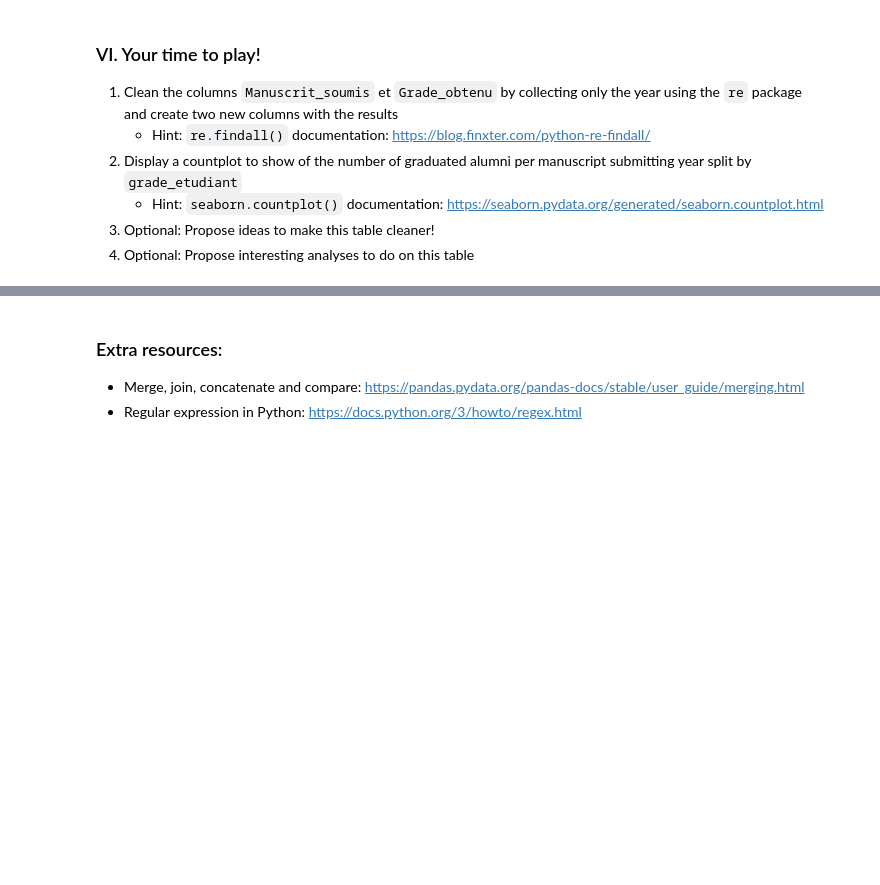
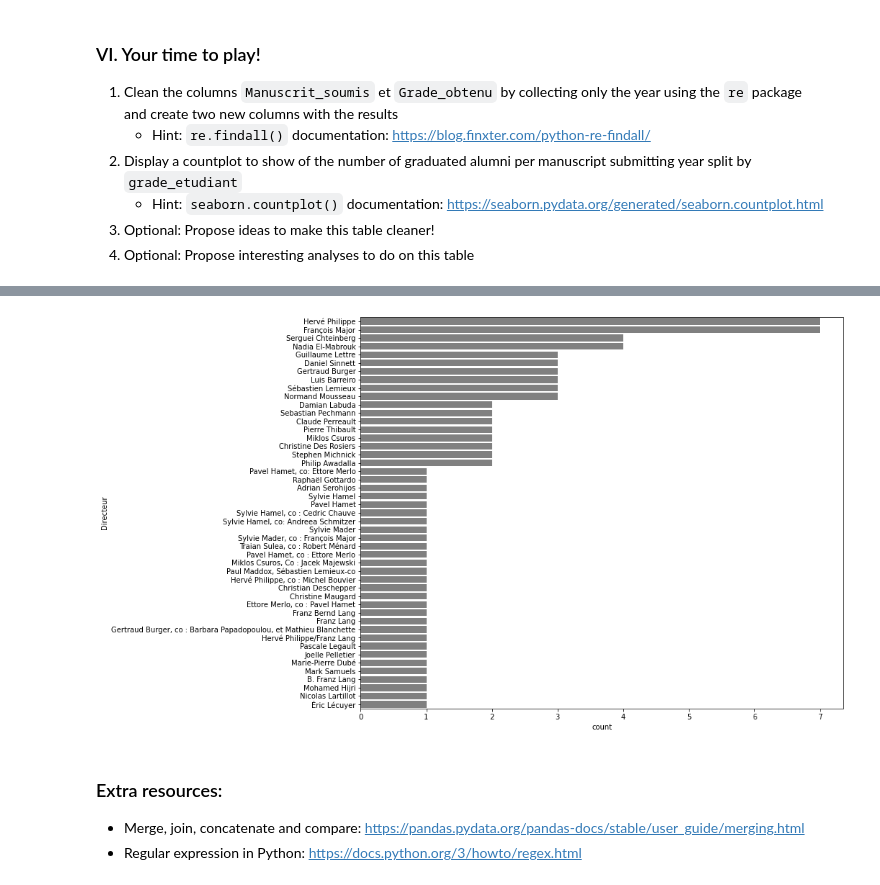
Before and after one commit to ladyson1806/AEBINUM, a Jupyter notebook: datatrek_2021/Data_Processing_Python_correction.ipynb, the cells around one changed output, grey strips where cells are left out. Drawn from its saved outputs; the diff is of its cells as text; code cells hidden in the pictures; blank space fills up the shorter version.

Commit message:
Add merge example

```diff
--- a/datatrek_2021/Data_Processing_Python_correction.ipynb
+++ b/datatrek_2021/Data_Processing_Python_correction.ipynb
@@ -703,0 +777,12 @@ plt.show()
+# %%
+to_merge = to_clean[['Titre_Projet', 'Etudiant', 'Directeur']]
+# %%
+clean_table = final_table.merge(to_merge, on='Titre_Projet')
+clean_table = clean_table.drop(columns='Etudiant_Directeur')
+# %%
+#### Final clean table sort with directeur in alphabetical order
+clean_table = clean_table.sort_values('Directeur')
+# %%
+
+directeur_order = pd.DataFrame({'count': clean_table.groupby('Directeur').size()}).reset_index().sort_values('count', ascending=False)
+directeur_order.head()
@@ -704,3 +796,9 @@ plt.show()
+# %%
+fig = plt.figure(figsize=(12,10))
+sns.countplot(y=clean_table['Directeur'], order=directeur_order['Directeur'], color='grey')
+plt.show()
+# %% [output]
+[figure, added]
 # %% [markdown]
 
 ### Extra resources:
```
Also changed, not shown: parts of 12 cells of this notebook.
